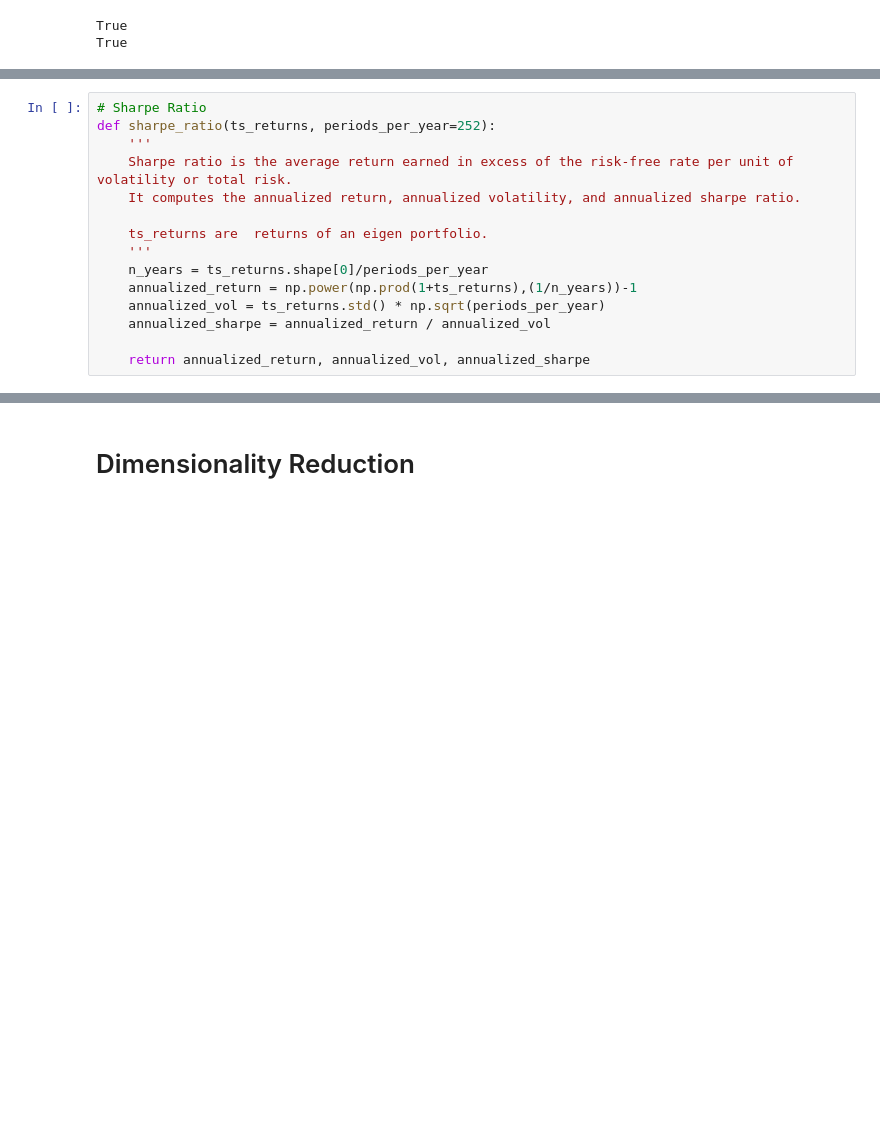
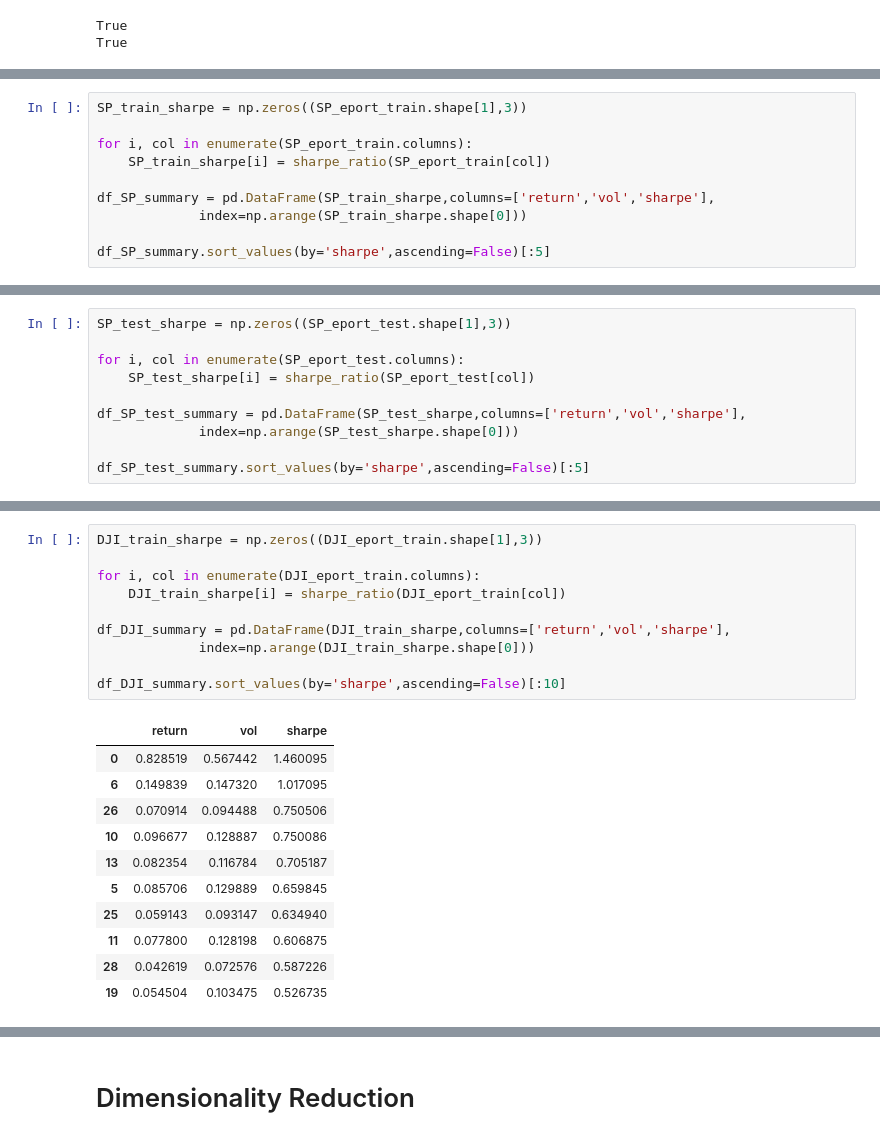
Before and after one commit to david-meltzer/ML_finance, a Jupyter notebook: personal/Eigenportfolios.ipynb, the cells around one changed output, grey strips where cells are left out. Saved outputs shown, nothing was run; the diff lists cells and outputs as text; blank space fills up the shorter version.

```diff
--- a/personal/Eigenportfolios.ipynb
+++ b/personal/Eigenportfolios.ipynb
@@ -558,15 +466,0 @@ fig.set_size_inches(18.5, 10.5)
-# %%
-# Sharpe Ratio
-def sharpe_ratio(ts_returns, periods_per_year=252):
-    '''
-    Sharpe ratio is the average return earned in excess of the risk-free rate per unit of volatility or total risk.
-    It computes the annualized return, annualized volatility, and annualized sharpe ratio.
-
-    ts_returns are  returns of an eigen portfolio.
-    '''
-    n_years = ts_returns.shape[0]/periods_per_year
-    annualized_return = np.power(np.prod(1+ts_returns),(1/n_years))-1
-    annualized_vol = ts_returns.std() * np.sqrt(periods_per_year)
-    annualized_sharpe = annualized_return / annualized_vol
-
-    return annualized_return, annualized_vol, annualized_sharpe
@@ -616,0 +467,10 @@ Name: 0, Length: 1005, dtype: float64
+# %%
+SP_train_sharpe = np.zeros((SP_eport_train.shape[1],3))
+
+for i, col in enumerate(SP_eport_train.columns):
+    SP_train_sharpe[i] = sharpe_ratio(SP_eport_train[col])
+
+df_SP_summary = pd.DataFrame(SP_train_sharpe,columns=['return','vol','sharpe'],
+             index=np.arange(SP_train_sharpe.shape[0]))
+
+df_SP_summary.sort_values(by='sharpe',ascending=False)[:5]
@@ -616,0 +484,10 @@ Name: 0, Length: 1005, dtype: float64
+# %%
+SP_test_sharpe = np.zeros((SP_eport_test.shape[1],3))
+
+for i, col in enumerate(SP_eport_test.columns):
+    SP_test_sharpe[i] = sharpe_ratio(SP_eport_test[col])
+
+df_SP_test_summary = pd.DataFrame(SP_test_sharpe,columns=['return','vol','sharpe'],
+             index=np.arange(SP_test_sharpe.shape[0]))
+
+df_SP_test_summary.sort_values(by='sharpe',ascending=False)[:5]
@@ -616,0 +501,22 @@ Name: 0, Length: 1005, dtype: float64
+# %%
+DJI_train_sharpe = np.zeros((DJI_eport_train.shape[1],3))
+
+for i, col in enumerate(DJI_eport_train.columns):
+    DJI_train_sharpe[i] = sharpe_ratio(DJI_eport_train[col])
+
+df_DJI_summary = pd.DataFrame(DJI_train_sharpe,columns=['return','vol','sharpe'],
+             index=np.arange(DJI_train_sharpe.shape[0]))
+
+df_DJI_summary.sort_values(by='sharpe',ascending=False)[:10]
+# %% [output]
+|  | return | vol | sharpe |
+| 0 | 0.828519 | 0.567442 | 1.460095 |
+| 6 | 0.149839 | 0.147320 | 1.017095 |
+| 26 | 0.070914 | 0.094488 | 0.750506 |
+| 10 | 0.096677 | 0.128887 | 0.750086 |
+| 13 | 0.082354 | 0.116784 | 0.705187 |
+| 5 | 0.085706 | 0.129889 | 0.659845 |
+| 25 | 0.059143 | 0.093147 | 0.634940 |
+| 11 | 0.077800 | 0.128198 | 0.606875 |
+| 28 | 0.042619 | 0.072576 | 0.587226 |
+| 19 | 0.054504 | 0.103475 | 0.526735 |
```
Also changed, not shown: parts of 42 cells of this notebook, 1 other file.
